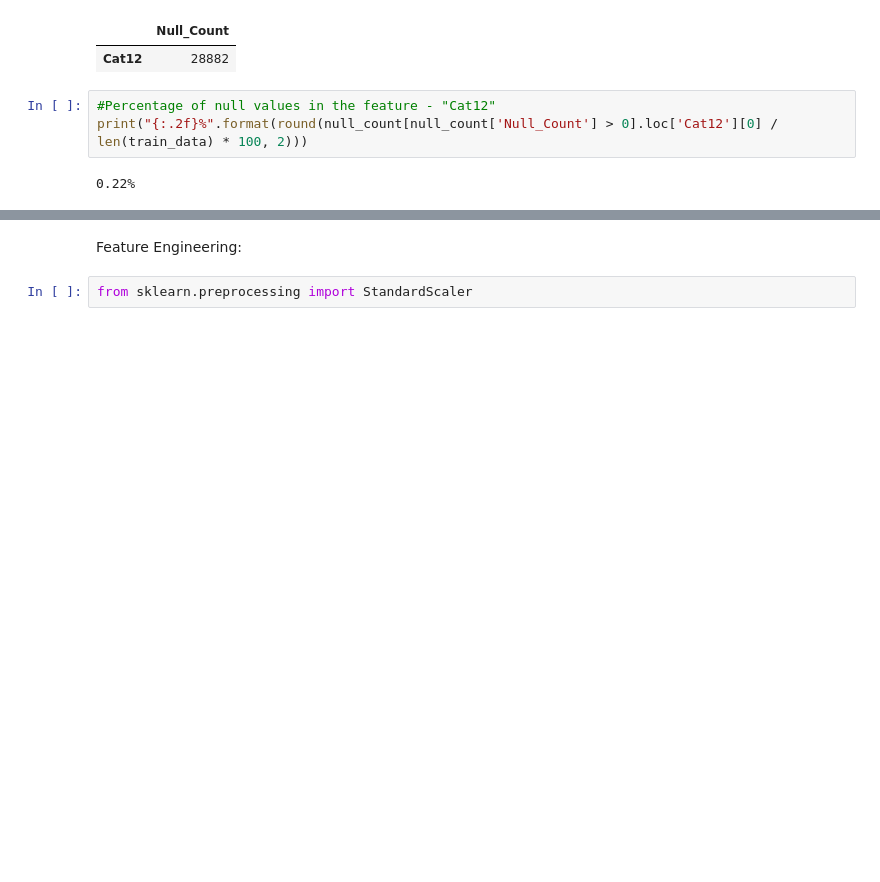
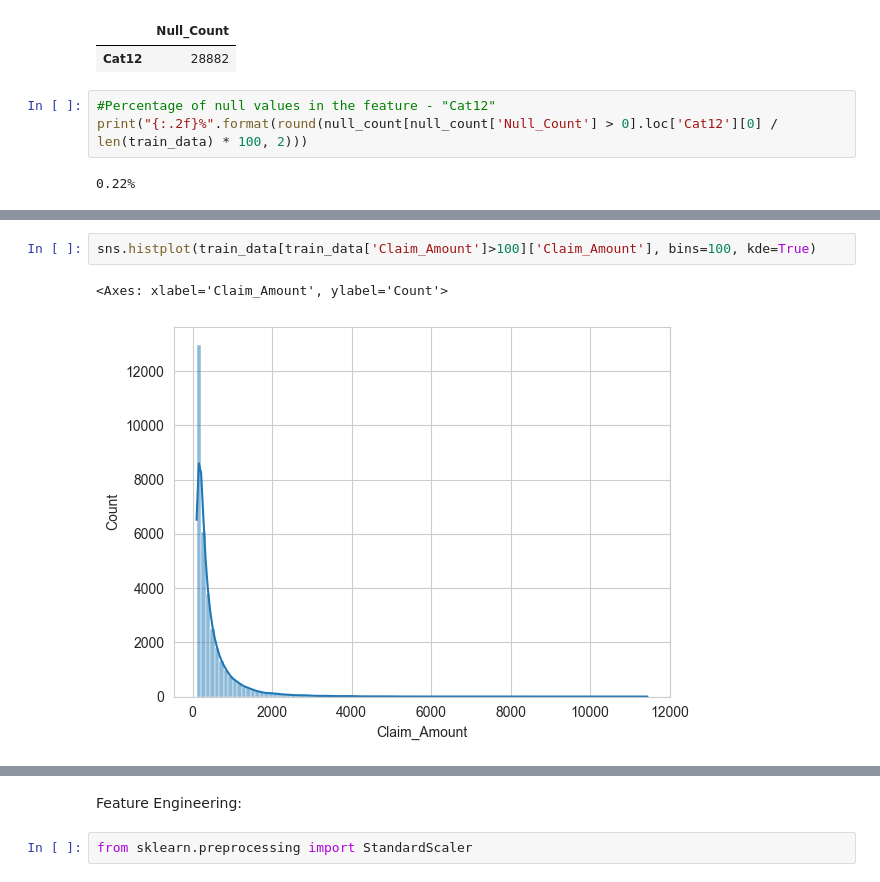
Before and after one commit to AnoopCA/Vehicle_Insurance_Claims_Prediction, a Jupyter notebook: Claims_Prediction.ipynb, the cells around one changed output, grey strips where cells are left out. Saved outputs shown, nothing was run; the diff lists cells and outputs as text; blank space fills up the shorter version.

```diff
--- a/Claims_Prediction.ipynb
+++ b/Claims_Prediction.ipynb
@@ -302,0 +312,5 @@ print("{:.2f}%".format(round(null_count[null_count['Null_Count'] > 0].loc['Cat12
+# %%
+sns.histplot(train_data[train_data['Claim_Amount']>100]['Claim_Amount'], bins=100, kde=True)
+# %% [output]
+<Axes: xlabel='Claim_Amount', ylabel='Count'>
+[figure, added]
```
Also changed, not shown: parts of 27 cells of this notebook, 1 other file.
